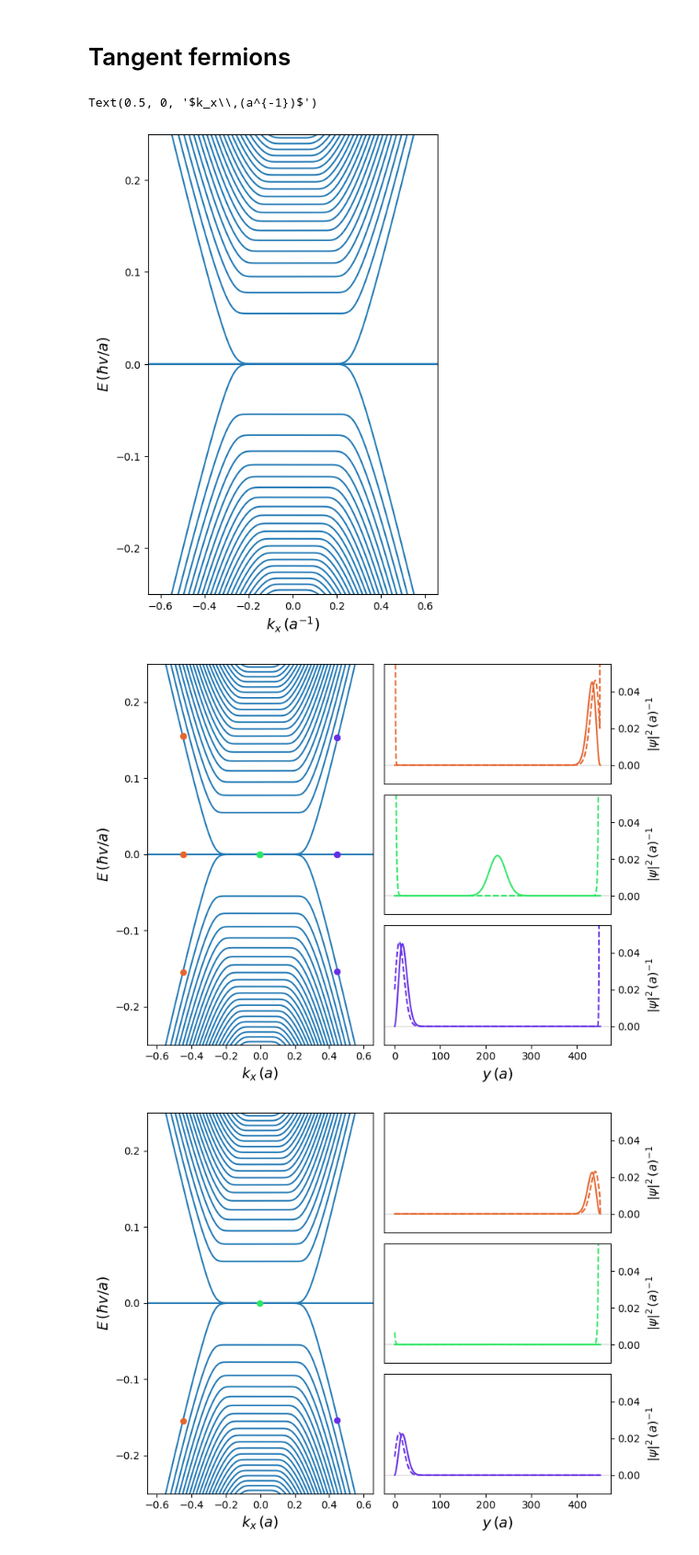
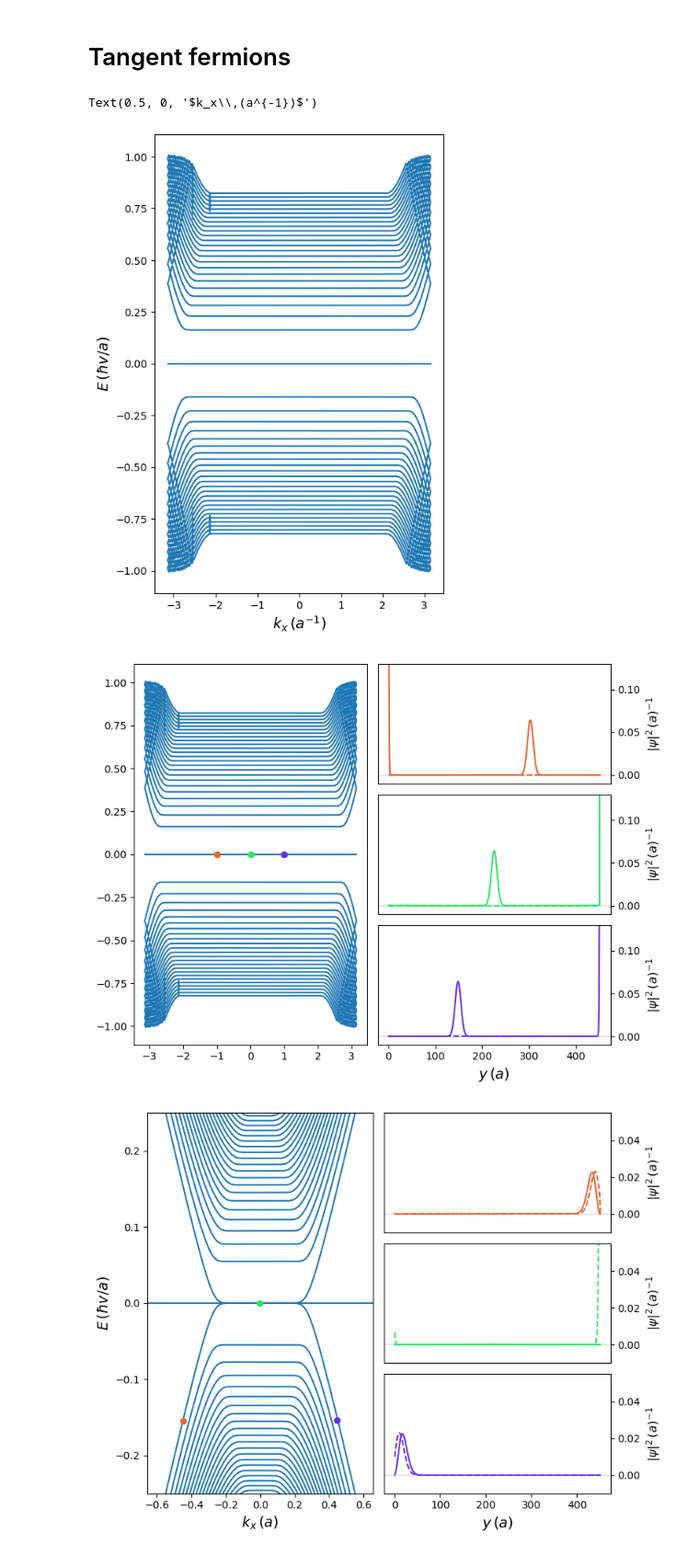
Before and after one commit to adonvel/tangent-magnetic-field, a Jupyter notebook: produce_plots-update.ipynb, the cells around one changed output. Shown at 92% size. Saved outputs shown, nothing was run; the diff lists cells and outputs as text; code cells hidden in the pictures.

```diff
--- a/produce_plots-update.ipynb
+++ b/produce_plots-update.ipynb
@@ -104,42 +104,42 @@ plt.show()
 parameters = dict(
     Lx = 1,
     Ly = 450,
-    theta_top = 0,
-    theta_bot = 0,
-    mag_field = 0.0015,
+    theta_top = pi,
+    theta_bot = pi,
+    mag_field = 0.013,
     mass = 0,
 )
 
 
 nbands = 50
-momenta, bands = mb.make_bands_x(parameters,number_of_bands = nbands, number_of_points = int(500), kmin = -pi/np.sqrt(3), kmax = pi/np.sqrt(3))
+momenta, bands = mb.make_bands_x(parameters,number_of_bands = nbands, number_of_points = int(500), kmin = -pi, kmax = pi)
 # %%
 #Plot bands
 fig = plt.figure(figsize = (5,8))
 ax = fig.add_subplot(111)
 for i in range(bands.shape[1]):
     ax.plot(momenta,bands[:,i], c = 'C0')
 
-ax.set_ylim(-0.25,0.25)
-ax.set_xlim(-(pi/np.sqrt(3)-0.5)/2,(pi/np.sqrt(3)-0.5)/2)
+#ax.set_ylim(-0.25,0.25)
+# ax.set_xlim(-(pi/np.sqrt(3)-0.5)/2,(pi/np.sqrt(3)-0.5)/2)
 #ax.set_xlim(-0.5,0.5)
 ax.set_ylabel(r'$E\,(\hbar v/a)$',fontsize = 14)
 ax.set_xlabel(r'$k_x\,(a^{-1})$',fontsize = 14)
 
 
 # ######These lines are useful to check units
 # ax.axhline(np.sqrt(2*parameters['mag_field']), c = 'C1')########################################################  First Landau level
 # ax.axhline(-np.sqrt(2*parameters['mag_field']), c = 'C1')########################################################
 # ax.axline((0,0), slope=1, color='C2', label='by slope')######################################## Fermi velocity slope
 # ax.axline((0,0), slope=-1, color='C2', label='by slope')########################################
 # ax.axvline(parameters['Ly']*parameters['mag_field']/2, c = 'C3')######################## Skipping orbits centered the edge of the ribbon
 # ax.axvline(-parameters['Ly']*parameters['mag_field']/2, c = 'C3')#######################
 
 
 # fig.show()
 # %% [output]
 Text(0.5, 0, '$k_x\\,(a^{-1})$')
-[figure, old version]
+[figure, new version]
 # %%
 # Create figure
 fig = plt.figure(figsize=(8, 6))  # Square figure
@@ -152,13 +152,13 @@ ax = fig.add_subplot(gs[:, 0])
 for i in range(bands.shape[1]):
     ax.plot(momenta,bands[:,i], c = 'C0')
 
-ax.set_ylim(-0.25,0.25)
-ax.set_xlim(-(pi/np.sqrt(3)-0.5)/2,(pi/np.sqrt(3)-0.5)/2)
-ax.set_ylabel(r'$E\,(\hbar v/a)$',fontsize = 14)
-ax.set_xlabel(r'$k_x\,(a)$',fontsize = 14)
+# ax.set_ylim(-0.25,0.25)
+# ax.set_xlim(-(pi/np.sqrt(3)-0.5)/2,(pi/np.sqrt(3)-0.5)/2)
+# ax.set_ylabel(r'$E\,(\hbar v/a)$',fontsize = 14)
+# ax.set_xlabel(r'$k_x\,(a)$',fontsize = 14)
 
 #Pinpoint states to plot
-for i,shift in enumerate(np.linspace(-0.45,0.45,nplots)):
+for i,shift in enumerate(np.linspace(-1,1,nplots)):
 
     #Calculate eignestates at kplot and plot.
     kplot = shift
@@ -167,18 +167,18 @@ for i,shift in enumerate(np.linspace(-0.45,0.45,nplots)):
 
     ax.scatter([momenta[k_idx]],[energies[0]], c= rgb_colors[i], s = 30,zorder = 2, label = 'Plotted state')
     ax.scatter([momenta[k_idx]],[energies[1]], c= rgb_colors[i], s = 30,zorder = 2, label = 'Plotted state')
-    ax.scatter([momenta[k_idx]],[energies[2]], c= rgb_colors[i], s = 30,zorder = 2, label = 'Plotted state')
-    ax.scatter([momenta[k_idx]],[energies[3]], c= rgb_colors[i], s = 30,zorder = 2, label = 'Plotted state')
+    # ax.scatter([momenta[k_idx]],[energies[2]], c= rgb_colors[i], s = 30,zorder = 2, label = 'Plotted state')
+    # ax.scatter([momenta[k_idx]],[energies[3]], c= rgb_colors[i], s = 30,zorder = 2, label = 'Plotted state')
 
-    ax.scatter([momenta[k_idx]],[energies[2]], c= rgb_colors[i], s = 30,zorder = 2, label = 'Plotted state')
+    # ax.scatter([momenta[k_idx]],[energies[2]], c= rgb_colors[i], s = 30,zorder = 2, label = 'Plotted state')
 
-for i,shift in enumerate(np.linspace(-0.45,0.45,nplots)):
+for i,shift in enumerate(np.linspace(-1,1,nplots)):
     #Plot state
     axstate = fig.add_subplot(gs[i, 1])  # Top-right
     space = np.linspace(0,parameters['Ly']+1,parameters['Ly']+1)
     axstate.axhline(0, ls ='--', c ='k',lw = 0.2)
     axstate.set_ylabel(r'$|\psi|^2\,(a)^{-1}$',fontsize = 12)
-    axstate.set_ylim(-0.01, 0.055)
+    axstate.set_ylim(-0.01, 0.13)
     if i == nplots-1:
         axstate.set_xlabel(r'$y\,(a)$',fontsize = 14)
     else:
@@ -195,14 +195,14 @@ for i,shift in enumerate(np.linspace(-0.45,0.45,nplots)):
     # axstate.plot(space,np.abs(psi[2,0,:])**2 ,c = rgb_colors[i], ls = 'dashed') ## sublattice a
     # axstate.plot(space,np.abs(psi[2,1,:])**2 ,c = rgb_colors[i]) ## sublattice b
 
-    # axstate.plot(space,np.abs(psi[0,0,:])**2 + np.abs(psi[1,0,:])**2,c = rgb_colors[i], ls = 'dashed') ## sublattice a
-    # axstate.plot(space,np.abs(psi[0,1,:])**2 + np.abs(psi[1,1,:])**2,c = rgb_colors[i]) ## sublattice b
+    axstate.plot(space,np.abs(psi[0,0,:])**2 + np.abs(psi[1,0,:])**2,c = rgb_colors[i], ls = 'dashed') ## sublattice a
+    axstate.plot(space,np.abs(psi[0,1,:])**2 + np.abs(psi[1,1,:])**2,c = rgb_colors[i]) ## sublattice b
 
     # axstate.plot(space,np.abs(psi[0,0,:])**2 + np.abs(psi[1,0,:])**2 + np.abs(psi[2,0,:])**2,c = rgb_colors[i], ls = 'dashed') ## sublattice a
     # axstate.plot(space,np.abs(psi[0,1,:])**2 + np.abs(psi[1,1,:])**2 + np.abs(psi[2,1,:])**2,c = rgb_colors[i]) ## sublattice b
 
-    axstate.plot(space,np.abs(psi[0,0,:])**2 + np.abs(psi[1,0,:])**2 + np.abs(psi[2,0,:])**2 + np.abs(psi[3,0,:])**2,c = rgb_colors[i], ls = 'dashed') ## sublattice a
-    axstate.plot(space,np.abs(psi[0,1,:])**2 + np.abs(psi[1,1,:])**2 + np.abs(psi[2,1,:])**2 + np.abs(psi[3,1,:])**2,c = rgb_colors[i]) ## sublattice b
+    # axstate.plot(space,np.abs(psi[0,0,:])**2 + np.abs(psi[1,0,:])**2 + np.abs(psi[2,0,:])**2 + np.abs(psi[3,0,:])**2,c = rgb_colors[i], ls = 'dashed') ## sublattice a
+    # axstate.plot(space,np.abs(psi[0,1,:])**2 + np.abs(psi[1,1,:])**2 + np.abs(psi[2,1,:])**2 + np.abs(psi[3,1,:])**2,c = rgb_colors[i]) ## sublattice b
 
 
 # Show the figure
@@ -211,7 +211,7 @@ plt.show()
 
 #fig.savefig("tangent_bz.pdf", bbox_inches="tight")
 # %% [output]
-[figure, old version]
+[figure, new version]
 # %%
 check_state = 2
 
```
Also changed, not shown: parts of 3 cells of this notebook, 4 other files.
